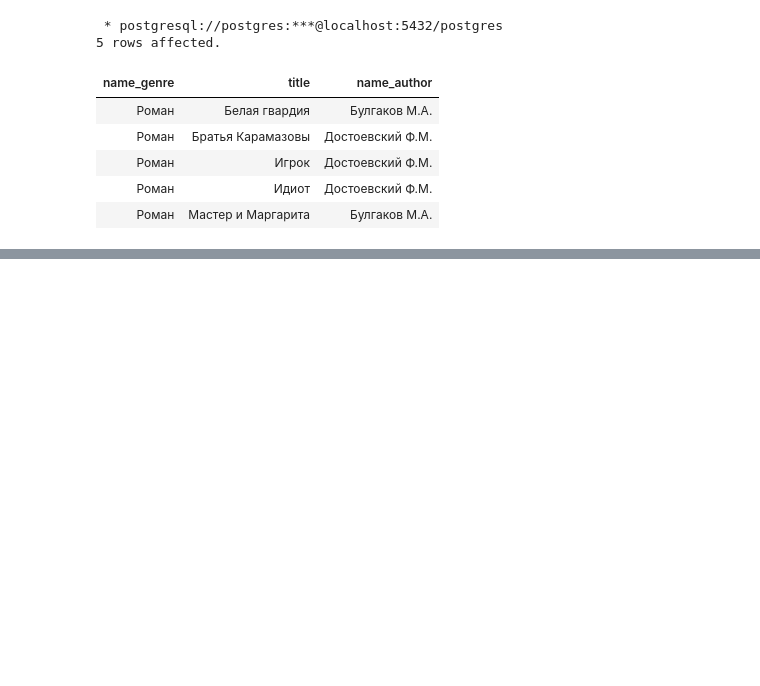
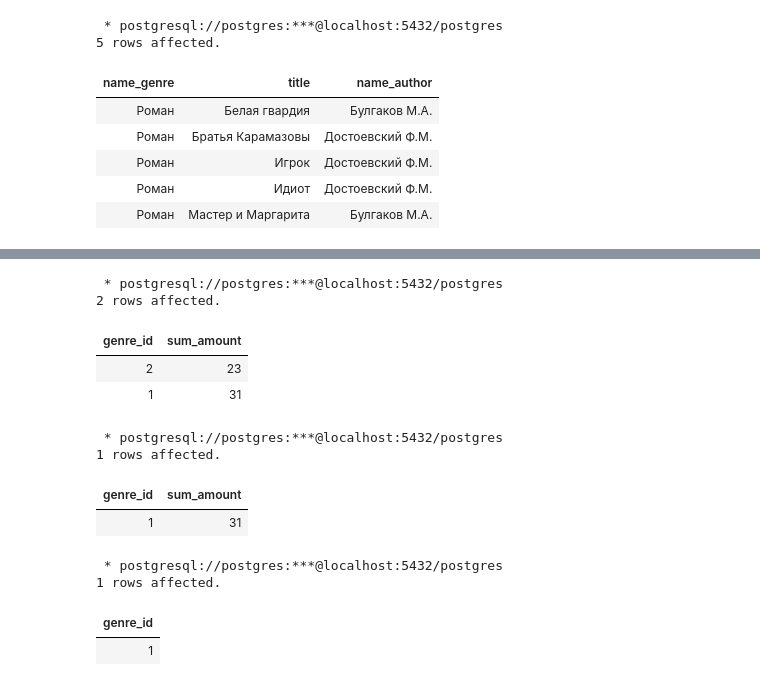
Before and after one commit to letrepas/Interactive-SQL-Simulator, a Jupyter notebook: SQL.ipynb, the cells around one changed output, grey strips where cells are left out. Saved outputs shown, nothing was run; the diff lists cells and outputs as text; code cells hidden in the pictures; blank space fills up the shorter version.

```diff
--- a/SQL.ipynb
+++ b/SQL.ipynb
@@ -1822,0 +1869,46 @@ ORDER BY title;
+# %%
+%%sql
+SELECT genre_id, SUM(amount) AS sum_amount
+      FROM stepik.book
+      GROUP BY genre_id
+# %% [output]
+ * postgresql://postgres:***@localhost:5432/postgres
+2 rows affected.
+| genre_id | sum_amount |
+| 2 | 23 |
+| 1 | 31 |
+# %%
+%%sql
+SELECT genre_id, SUM(amount) AS sum_amount
+FROM stepik.book
+GROUP BY genre_id
+ORDER BY sum_amount DESC
+LIMIT 1
+# %% [output]
+ * postgresql://postgres:***@localhost:5432/postgres
+1 rows affected.
+| genre_id | sum_amount |
+| 1 | 31 |
+# %%
+%%sql
+SELECT query_in_1.genre_id
+FROM
+    (/* выбираем код жанра и количество произведений, относящихся к нему */
+      SELECT genre_id, SUM(amount) AS sum_amount
+      FROM stepik.book
+      GROUP BY genre_id
+    )query_in_1
+    INNER JOIN
+    (/* выбираем запись, в которой указан код жанр с максимальным количеством книг */
+      SELECT genre_id, SUM(amount) AS sum_amount
+      FROM stepik.book
+      GROUP BY genre_id
+      ORDER BY sum_amount DESC
+      LIMIT 1
+     ) query_in_2
+     ON query_in_1.sum_amount= query_in_2.sum_amount
+# %% [output]
+ * postgresql://postgres:***@localhost:5432/postgres
+1 rows affected.
+| genre_id |
+| 1 |
```
Also changed, not shown: parts of 10 cells of this notebook.
